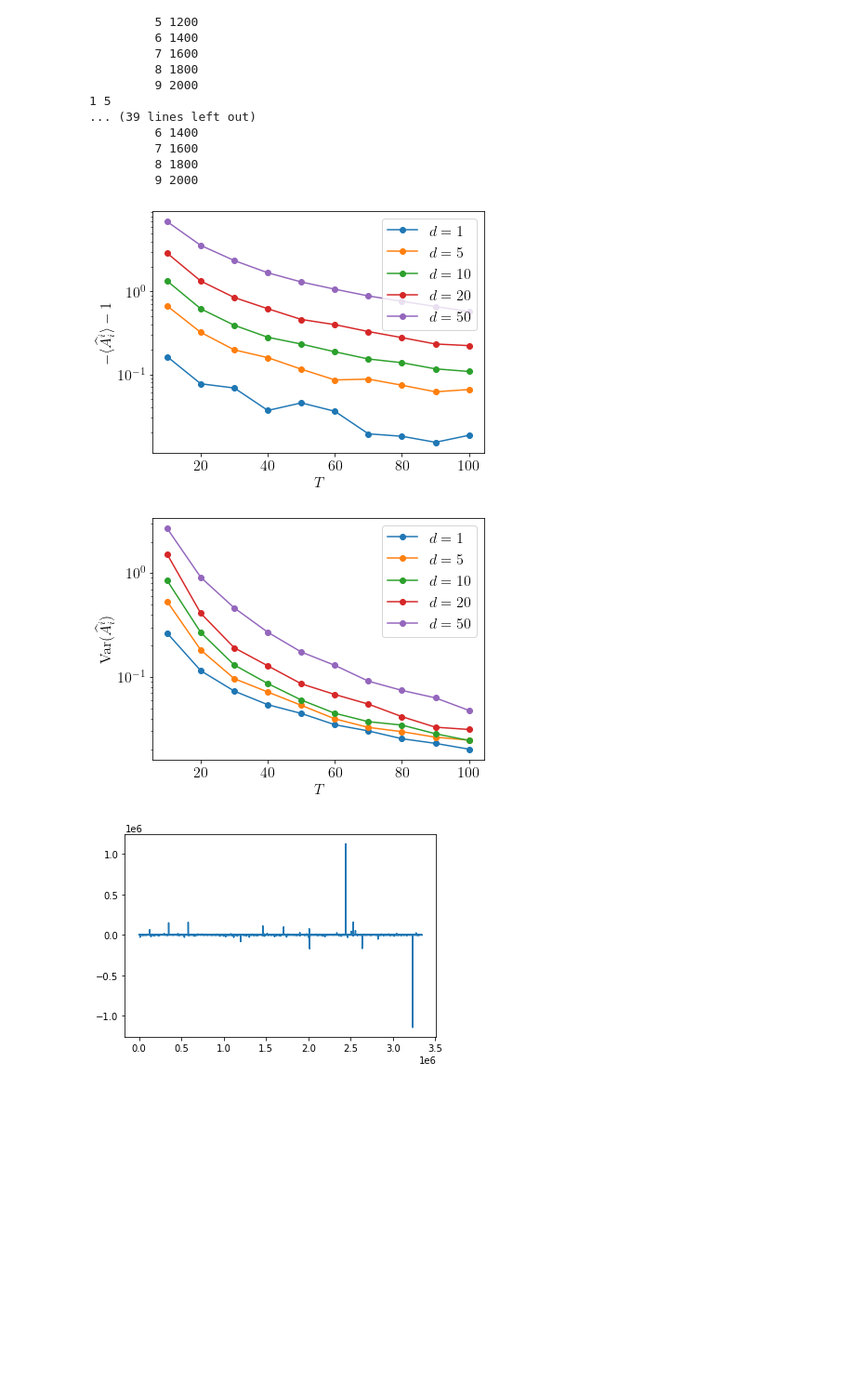
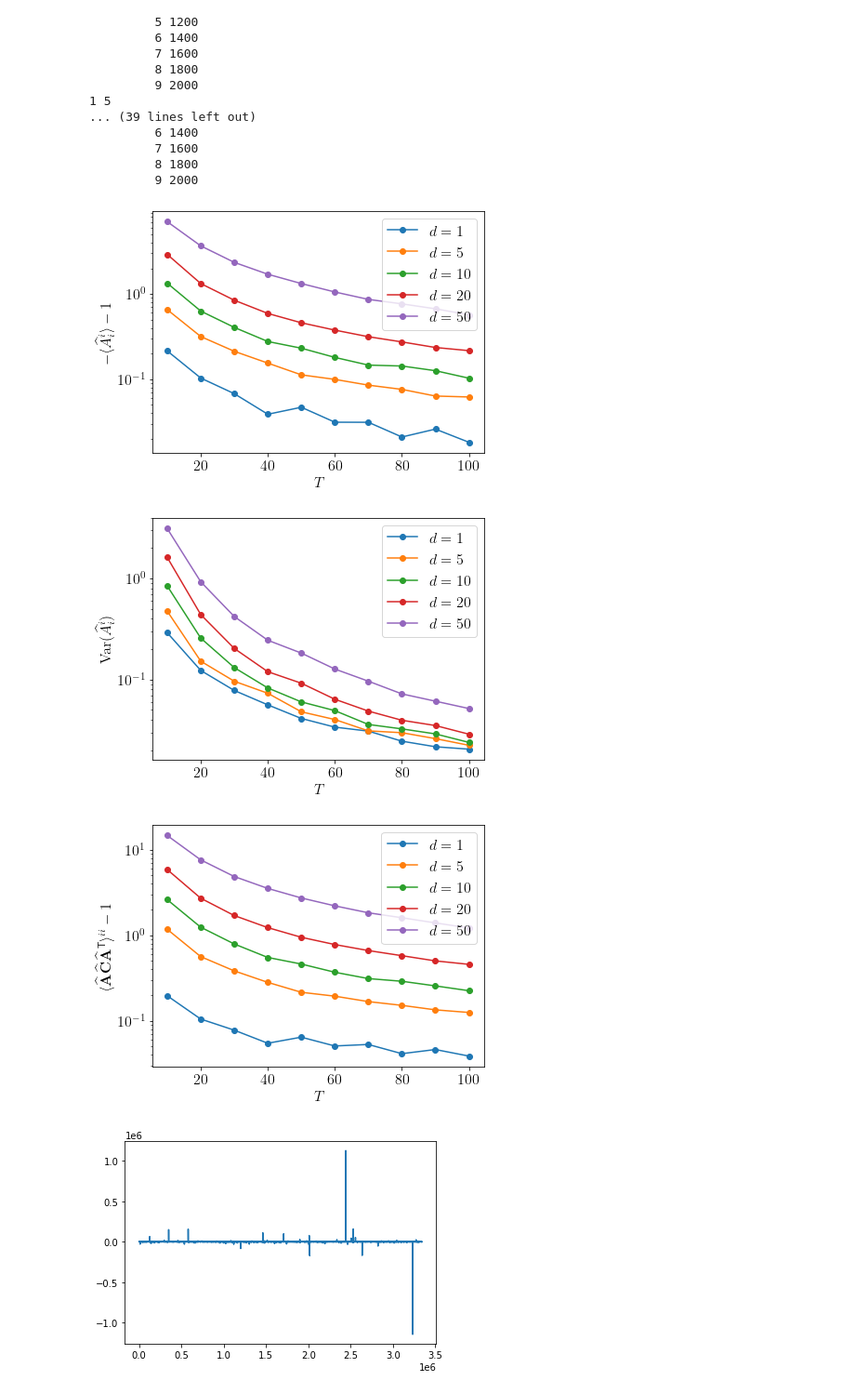
Before and after one commit to yeerenlow/langevin, a Jupyter notebook: langevin.ipynb, the cells around one changed output. Shown: that part at 93% size. Saved outputs shown, nothing was run; the diff lists cells and outputs as text; code cells hidden in the pictures; blank space fills up the shorter version.

```diff
--- a/langevin.ipynb
+++ b/langevin.ipynb
@@ -150,17 +150,22 @@ ds = [1, 5, 10, 20, 50] # dimension
 Ns = [200, 400, 600, 800, 1000, 1200, 1400, 1600, 1800, 2000] # number of time-steps
 means = np.zeros((len(ds), len(Ns)))
 Vars = np.zeros((len(ds), len(Ns)))
+drift_sq = np.zeros((len(ds), len(Ns)))
 for i, d in enumerate(ds):
     print(i,d)
     for j, N in enumerate(Ns):
         print("\t",j,N)
         As = np.zeros(1000)
+        drift_sqs = np.zeros(1000)
         for k in range(1000):
             x = run_simulation2(d,dt,N)
             A = np.linalg.solve(x[:-1].T@x[:-1], x[:-1].T@(x[1:]-x[:-1])).T/dt
+            C = (x.T@x)/len(x)
             As[k] = A[0,0]
+            drift_sqs[k] = (A@C@A.T)[0,0]
         means[i,j] = np.mean(As)
         Vars[i,j] = np.mean((As-means[i,j])**2)
+        drift_sq[i,j] = np.mean(drift_sqs)
 # %% [output]
 0 1
          0 200
@@ -182,32 +187,44 @@ for i, d in enumerate(ds):
 # %%
 import matplotlib.pyplot as plt
 labels = [r"$d = 1$", r"$d = 5$", r"$d = 10$", r"$d = 20$", r"$d = 50$"]
 plt.rcParams['text.usetex'] = True
 
 plt.figure(figsize=(6.4,4.8))
 for i, d in enumerate(ds):
     plt.plot(np.array(Ns)*dt, -means[i,:]-1, label=labels[i], marker='o')
 plt.yscale("log")
 plt.xlabel(r"$T$", fontsize=16)
 plt.ylabel(r"$-\langle \widehat{A}^i_i \rangle-1$", fontsize=16)
 plt.tick_params(axis='both', labelsize=16)
 plt.legend(fontsize=16)
 #plt.savefig("./images/figures_document2/fig7.svg")
 plt.show()
 
 plt.figure(figsize=(6.4,4.8))
 for i, d in enumerate(ds):
     plt.plot(np.array(Ns)*dt, Vars[i,:], label=labels[i], marker='o')
 plt.yscale("log")
 plt.xlabel(r"$T$", fontsize=16)
 plt.ylabel(r"$\mathrm{Var}(\widehat{A}^i_i)$", fontsize=16)
 plt.tick_params(axis='both', labelsize=16)
 plt.legend(fontsize=16)
 #plt.savefig("./images/figures_document2/fig8.svg")
 plt.show()
+
+plt.figure(figsize=(6.4,4.8))
+for i, d in enumerate(ds):
+    plt.plot(np.array(Ns)*dt, drift_sq[i,:]-1, label=labels[i], marker='o')
+plt.yscale("log")
+plt.xlabel(r"$T$", fontsize=16)
+plt.ylabel(r"$\langle \widehat{\mathbf{A}} \widehat{\mathbf{C}} \widehat{\mathbf{A}}^{\mathsf T} \rangle^{ii}-1$", fontsize=16)
+plt.tick_params(axis='both', labelsize=16)
+plt.legend(fontsize=16)
+#plt.savefig("./images/figures_document2/fig9.svg")
+plt.show()
 # %% [output]
-[figure, old version]
+[figure, new version]
-[figure, old version]
+[figure, new version]
+[figure, added]
 # %%
 import numpy as np
 # Appendix
```
